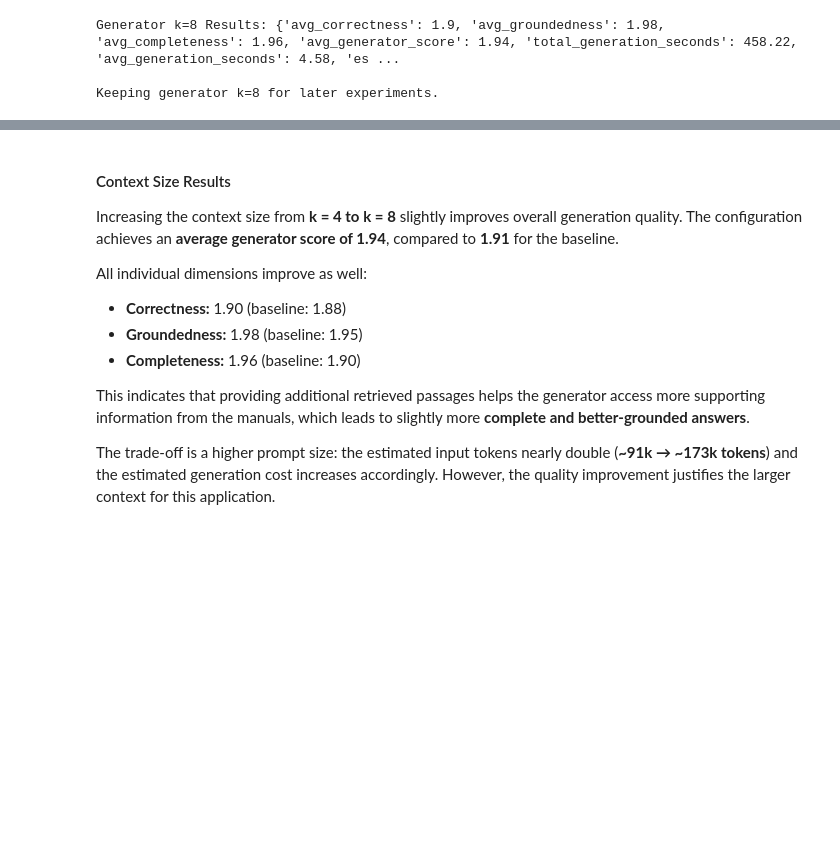
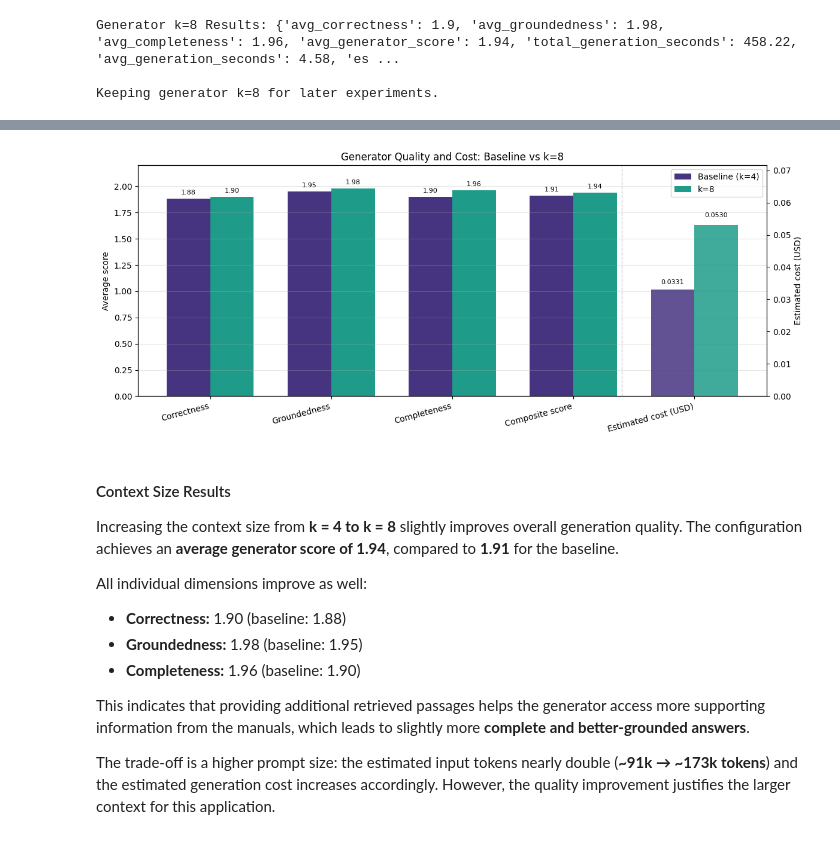
Before and after one commit to Steff72/npr_mc_1, a Jupyter notebook: npr_mc_1.ipynb, the cells around one changed output, grey strips where cells are left out. Drawn from its saved outputs; the diff is of its cells as text; code cells hidden in the pictures; blank space fills up the shorter version.

```diff
--- a/npr_mc_1.ipynb
+++ b/npr_mc_1.ipynb
@@ -1701,4 +1699,5 @@ Keeping generator k=8 for later experiments.
 # %%
+# Generator Context Size Plot
 comparison_metrics_df = pd.DataFrame(
     {
         "metric": [
@@ -1722,51 +1721,52 @@ comparison_metrics_df = pd.DataFrame(
     }
 )
 
-comparison_ops_df = pd.DataFrame(
-    {
-        "metric": ["Avg time (s)", "Estimated cost (USD)"],
-        "Baseline (k=4)": [
-            baseline_generator_results["avg_generation_seconds"],
-            baseline_generator_results["estimated_generation_cost_usd"],
-        ],
-        "k=8": [
-            generator_k8_results["avg_generation_seconds"],
-            generator_k8_results["estimated_generation_cost_usd"],
-        ],
-    }
-)
+cost_values = {
+    "Baseline (k=4)": baseline_generator_results[
+        "estimated_generation_cost_usd"
+    ],
+    "k=8": generator_k8_results["estimated_generation_cost_usd"],
+}
 
-colors = plt.cm.viridis([0.25, 0.75])
-fig, axes = plt.subplots(1, 2, figsize=(14, 5))
+colors = plt.cm.viridis([0.15, 0.55])
+fig, ax = plt.subplots(figsize=(12, 5))
 
 x_metrics = np.arange(len(comparison_metrics_df))
+cost_x = np.array([len(comparison_metrics_df)])
 width = 0.36
-bars_baseline = axes[0].bar(
+
+bars_baseline = ax.bar(
     x_metrics - width / 2,
     comparison_metrics_df["Baseline (k=4)"],
     width,
     label="Baseline (k=4)",
     color=colors[0],
 )
-bars_k8 = axes[0].bar(
+bars_k8 = ax.bar(
     x_metrics + width / 2,
     comparison_metrics_df["k=8"],
     width,
     label="k=8",
     color=colors[1],
 )
-axes[0].set_title("Generator Quality: Baseline vs k=8")
-axes[0].set_ylabel("Average score")
-axes[0].set_xticks(x_metrics)
-axes[0].set_xticklabels(comparison_metrics_df["metric"], rotation=15, ha="right")
-axes[0].set_ylim(0, 2.2)
-axes[0].grid(True, axis="y", alpha=0.3)
-axes[0].legend()
+
+ax.set_title("Generator Quality and Cost: Baseline vs k=8")
+ax.set_ylabel("Average score")
+ax.set_xticks(np.concatenate([x_metrics, cost_x]))
+ax.set_xticklabels(
+    [*comparison_metrics_df["metric"], "Estimated cost (USD)"],
+    rotation=15,
+    ha="right",
+)
+ax.set_ylim(0, 2.2)
+ax.grid(True, axis="y", alpha=0.3)
+ax.axvline(cost_x[0] - 0.6, color="0.8", linestyle="--", linewidth=1)
+ax.legend(loc="upper right")
 
 for bars in [bars_baseline, bars_k8]:
     for bar in bars:
         height = bar.get_height()
-        axes[0].text(
+        ax.text(
             bar.get_x() + bar.get_width() / 2,
             height + 0.03,
             f"{height:.2f}",
@@ -1775,35 +1775,31 @@ for bars in [bars_baseline, bars_k8]:
             fontsize=8,
         )
 
-x_ops = np.arange(len(comparison_ops_df))
-bars_ops_baseline = axes[1].bar(
-    x_ops - width / 2,
-    comparison_ops_df["Baseline (k=4)"],
+ax_cost = ax.twinx()
+cost_bars_baseline = ax_cost.bar(
+    cost_x - width / 2,
+    [cost_values["Baseline (k=4)"]],
     width,
-    label="Baseline (k=4)",
     color=colors[0],
+    alpha=0.85,
 )
-bars_ops_k8 = axes[1].bar(
-    x_ops + width / 2,
-    comparison_ops_df["k=8"],
+cost_bars_k8 = ax_cost.bar(
+    cost_x + width / 2,
+    [cost_values["k=8"]],
     width,
-    label="k=8",
     color=colors[1],
+    alpha=0.85,
 )
-axes[1].set_title("Generator Time and Cost")
-axes[1].set_ylabel("Value")
-axes[1].set_xticks(x_ops)
-axes[1].set_xticklabels(comparison_ops_df["metric"])
-axes[1].grid(True, axis="y", alpha=0.3)
-axes[1].legend()
+ax_cost.set_ylabel("Estimated cost (USD)")
+ax_cost.set_ylim(0, max(cost_values.values()) * 1.35)
 
-for bars in [bars_ops_baseline, bars_ops_k8]:
+for bars in [cost_bars_baseline, cost_bars_k8]:
     for bar in bars:
         height = bar.get_height()
-        axes[1].text(
+        ax_cost.text(
             bar.get_x() + bar.get_width() / 2,
-            height + max(0.01, height * 0.03),
-            f"{height:.4f}" if height < 1 else f"{height:.2f}",
+            height + max(0.001, height * 0.04),
+            f"{height:.4f}",
             ha="center",
             va="bottom",
             fontsize=8,
@@ -1816,3 +1811,4 @@ NameError: name 'baseline_generator_results' is not defined
+[figure, added]
 # %% [markdown]
 #### Context Size Results
 
```
Also changed, not shown: parts of 10 cells of this notebook.
